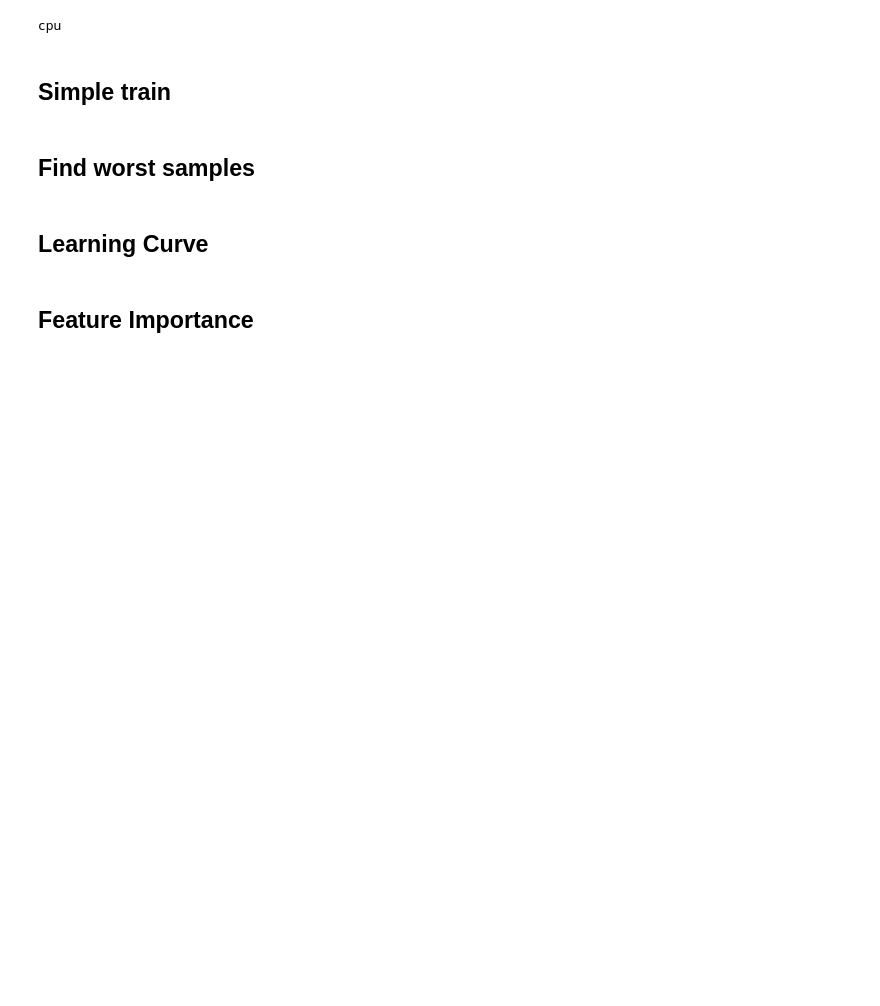
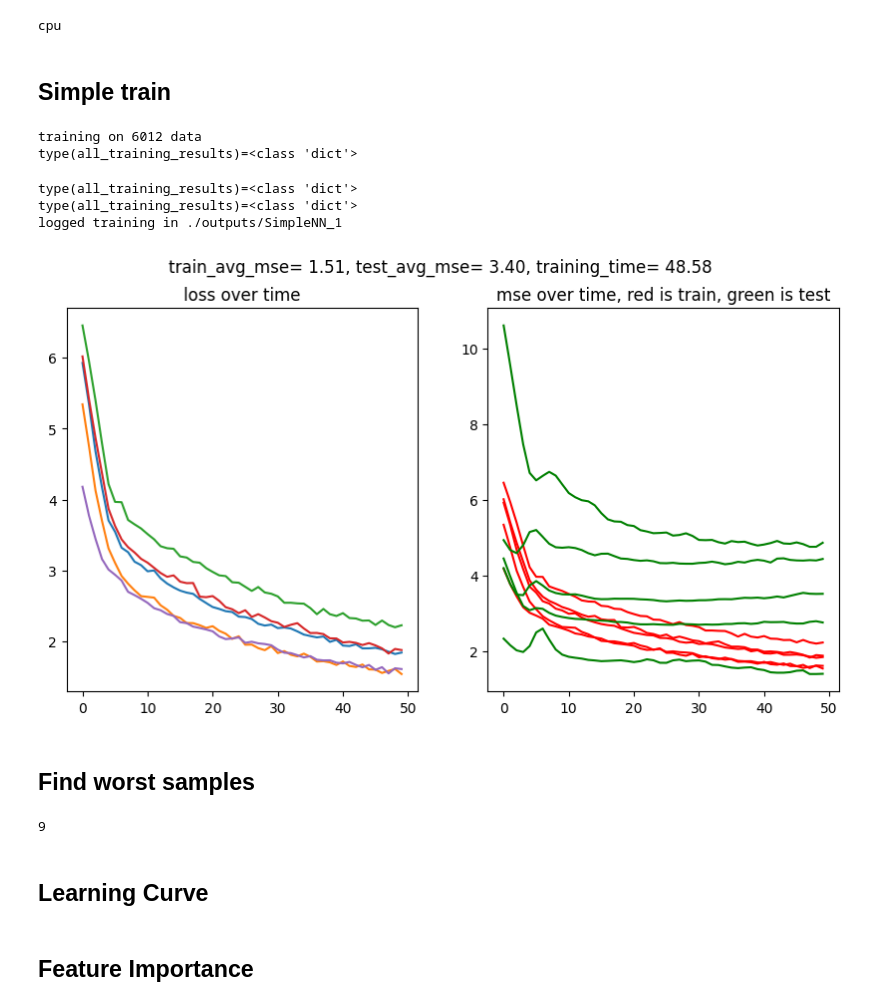
Before and after one commit to NiceSpark/novozymes-prediction, a Jupyter notebook: training/train_nn.ipynb, the cells around one changed output. Saved outputs shown, nothing was run; the diff lists cells and outputs as text; code cells hidden in the pictures; blank space fills up the shorter version.

```diff
--- a/training/train_nn.ipynb
+++ b/training/train_nn.ipynb
@@ -47,39 +50,45 @@ cpu
 ## Simple train
 # %%
 if SIMPLE_TRAIN:
-    df = load_dataset(config, features)
+    df = load_dataset(config, features, rm_nan=True)
 
     all_training_results = {"simple_train": [],
                             "total_training_time": 0}
-    print(f"{type(all_training_results)=}")
 
     # add protein_index to the dataset and get ksplit:
     df = split_dataset(df, config)
     training_results, model_list, scaler_list = k_fold_training(
         df, config, features, features_infos, device, keep_models=KEEP_MODELS)
 
     # add training results to all the other ones
     all_training_results["simple_train"] = training_results
     print(f"{type(all_training_results)=}")
     # compute avg_mse and time
     train_mse = sum(x["train_mse"]
                     for x in training_results)/config["kfold"]
     test_mse = sum(x["test_mse"]
                    for x in training_results)/config["kfold"]
     training_time = sum(x["time"] for x in training_results)
 
     # save results to output
     model = SimpleNN(
         len(features_infos["direct_features"]), config)
     model_structure = str(model).replace('(', '').replace(')', '').split('\n')
     dir_path = log_kfold_training(
         LOG_NAME, all_training_results, config, features, model_structure)
 
     if KEEP_MODELS:
         save_models_and_scalers(dir_path, model_list, scaler_list)
 
     print(f"{type(all_training_results)=}")
     print(f"logged training in {dir_path}")
+# %% [output]
+training on 6012 data
+type(all_training_results)=<class 'dict'>
+type(all_training_results)=<class 'dict'>
+type(all_training_results)=<class 'dict'>
+logged training in ./outputs/SimpleNN_1
+[figure, added]
 # %% [markdown]
 ## Find worst samples
 # %%
@@ -94,6 +103,8 @@ if SIMPLE_TRAIN:
 
     print(len(worst_of_the_worst))
     write_json("worst_samples.json", worst_of_the_worst)
+# %% [output]
+9
 # %% [markdown]
 ## Learning Curve
 # %%
```
Also changed, not shown: parts of 2 cells of this notebook, 4 other files.
